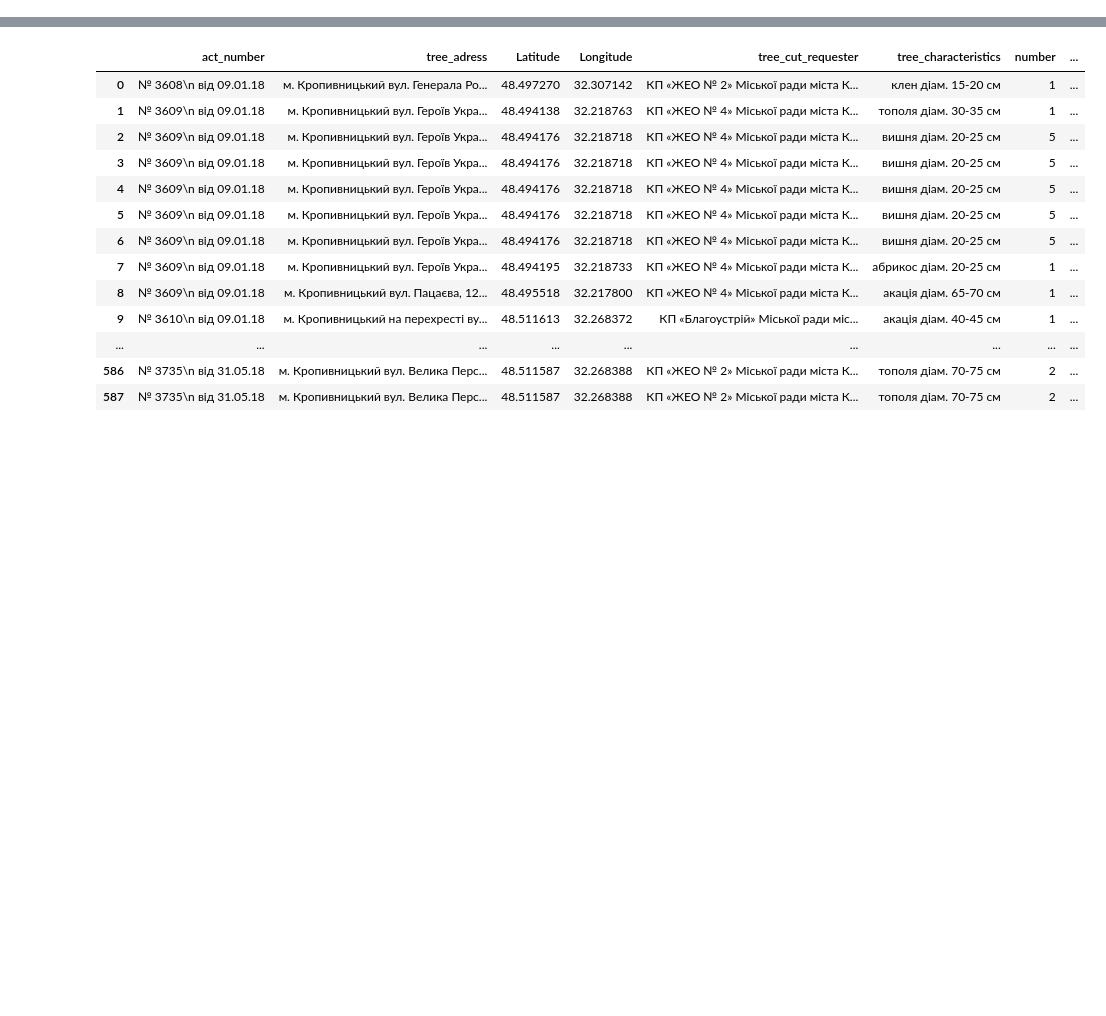
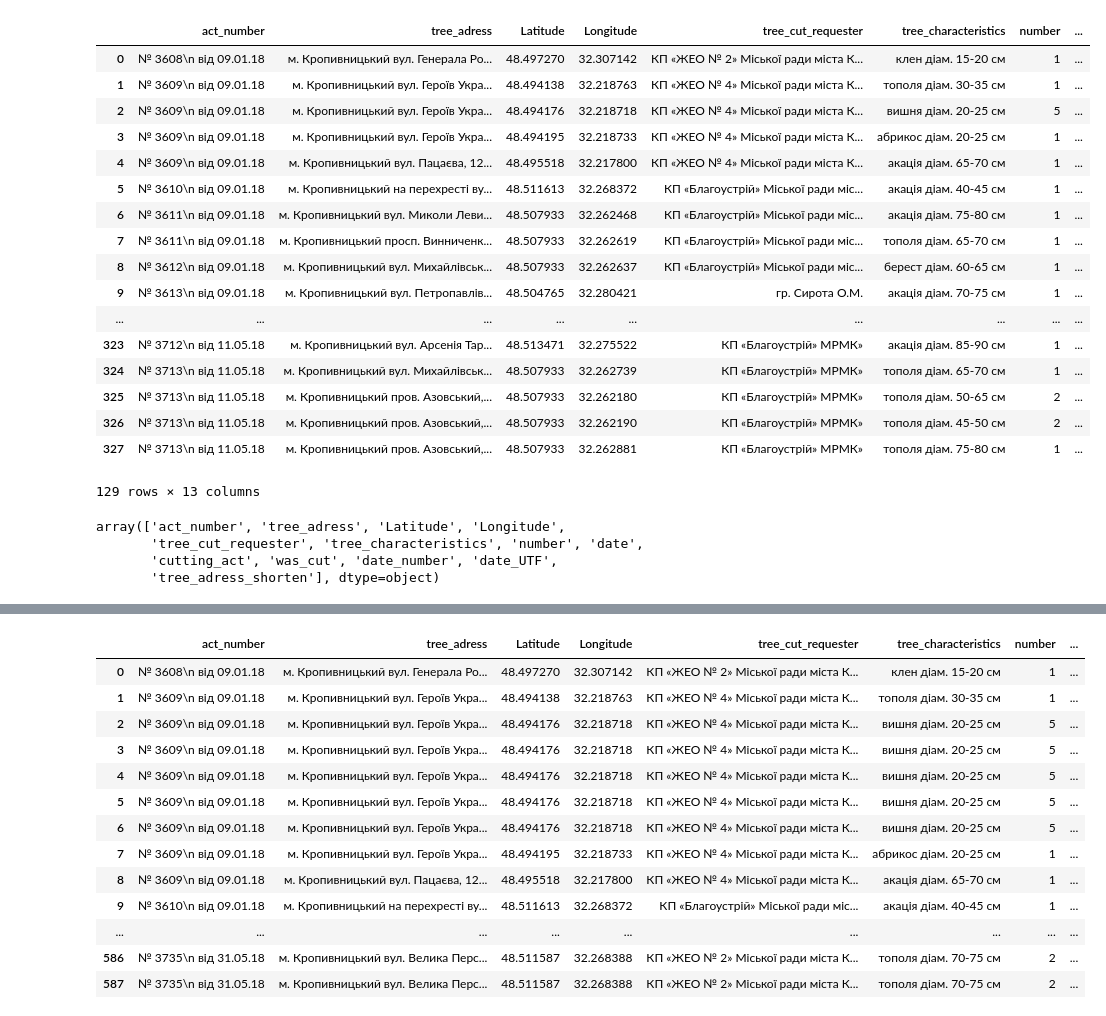
Before and after one commit to ptrBodnar/tree_map, a Jupyter notebook: data/Untitled.ipynb, the cells around one changed output, grey strips where cells are left out. Drawn from its saved outputs; the diff is of its cells as text; code cells hidden in the pictures; blank space fills up the shorter version.

```diff
--- a/data/Untitled.ipynb
+++ b/data/Untitled.ipynb
@@ -6,0 +28,30 @@ df = pd.read_csv('cleaned_tree_2.csv')
+# %%
+df.was_cut = [False if row.cutting_act == 'NotYet' else True for index, row in df.iterrows()]
+# %%
+df.loc[~(df.cutting_act == 'NotYet')]
+# %% [output]
+|  | act_number | tree_adress | Latitude | Longitude | tree_cut_requester | tree_characteristics | number | ... |
+| 0 | № 3608\n від 09.01.18 | м. Кропивницький вул. Генерала Ро... | 48.497270 | 32.307142 | КП «ЖЕО № 2» Міської ради міста К... | клен діам. 15-20 см | 1 | ... |
+| 1 | № 3609\n від 09.01.18 | м. Кропивницький вул. Героїв Укра... | 48.494138 | 32.218763 | КП «ЖЕО № 4» Міської ради міста К... | тополя діам. 30-35 см | 1 | ... |
+| 2 | № 3609\n від 09.01.18 | м. Кропивницький вул. Героїв Укра... | 48.494176 | 32.218718 | КП «ЖЕО № 4» Міської ради міста К... | вишня діам. 20-25 см | 5 | ... |
+| 3 | № 3609\n від 09.01.18 | м. Кропивницький вул. Героїв Укра... | 48.494195 | 32.218733 | КП «ЖЕО № 4» Міської ради міста К... | абрикос діам. 20-25 см | 1 | ... |
+| 4 | № 3609\n від 09.01.18 | м. Кропивницький вул. Пацаєва, 12... | 48.495518 | 32.217800 | КП «ЖЕО № 4» Міської ради міста К... | акація діам. 65-70 см | 1 | ... |
+| 5 | № 3610\n від 09.01.18 | м. Кропивницький на перехресті ву... | 48.511613 | 32.268372 | КП «Благоустрій» Міської ради міс... | акація діам. 40-45 см | 1 | ... |
+| 6 | № 3611\n від 09.01.18 | м. Кропивницький вул. Миколи Леви... | 48.507933 | 32.262468 | КП «Благоустрій» Міської ради міс... | акація діам. 75-80 см | 1 | ... |
+| 7 | № 3611\n від 09.01.18 | м. Кропивницький просп. Винниченк... | 48.507933 | 32.262619 | КП «Благоустрій» Міської ради міс... | тополя діам. 65-70 см | 1 | ... |
+| 8 | № 3612\n від 09.01.18 | м. Кропивницький вул. Михайлівськ... | 48.507933 | 32.262637 | КП «Благоустрій» Міської ради міс... | берест діам. 60-65 см | 1 | ... |
+| 9 | № 3613\n від 09.01.18 | м. Кропивницький вул. Петропавлів... | 48.504765 | 32.280421 | гр. Сирота О.М. | акація діам. 70-75 см | 1 | ... |
+| ... | ... | ... | ... | ... | ... | ... | ... | ... |
+| 323 | № 3712\n від 11.05.18 | м. Кропивницький вул. Арсенія Тар... | 48.513471 | 32.275522 | КП «Благоустрій» МРМК» | акація діам. 85-90 см | 1 | ... |
+| 324 | № 3713\n від 11.05.18 | м. Кропивницький вул. Михайлівськ... | 48.507933 | 32.262739 | КП «Благоустрій» МРМК» | тополя діам. 65-70 см | 1 | ... |
+| 325 | № 3713\n від 11.05.18 | м. Кропивницький пров. Азовський,... | 48.507933 | 32.262180 | КП «Благоустрій» МРМК» | тополя діам. 50-65 см | 2 | ... |
+| 326 | № 3713\n від 11.05.18 | м. Кропивницький пров. Азовський,... | 48.507933 | 32.262190 | КП «Благоустрій» МРМК» | тополя діам. 45-50 см | 2 | ... |
+| 327 | № 3713\n від 11.05.18 | м. Кропивницький пров. Азовський,... | 48.507933 | 32.262881 | КП «Благоустрій» МРМК» | тополя діам. 75-80 см | 1 | ... |
+129 rows × 13 columns
+# %%
+df.columns.values
+# %% [output]
+array(['act_number', 'tree_adress', 'Latitude', 'Longitude',
+       'tree_cut_requester', 'tree_characteristics', 'number', 'date',
+       'cutting_act', 'was_cut', 'date_number', 'date_UTF',
+       'tree_adress_shorten'], dtype=object)
```
Also changed, not shown: parts of 12 cells of this notebook, 7 other files.
